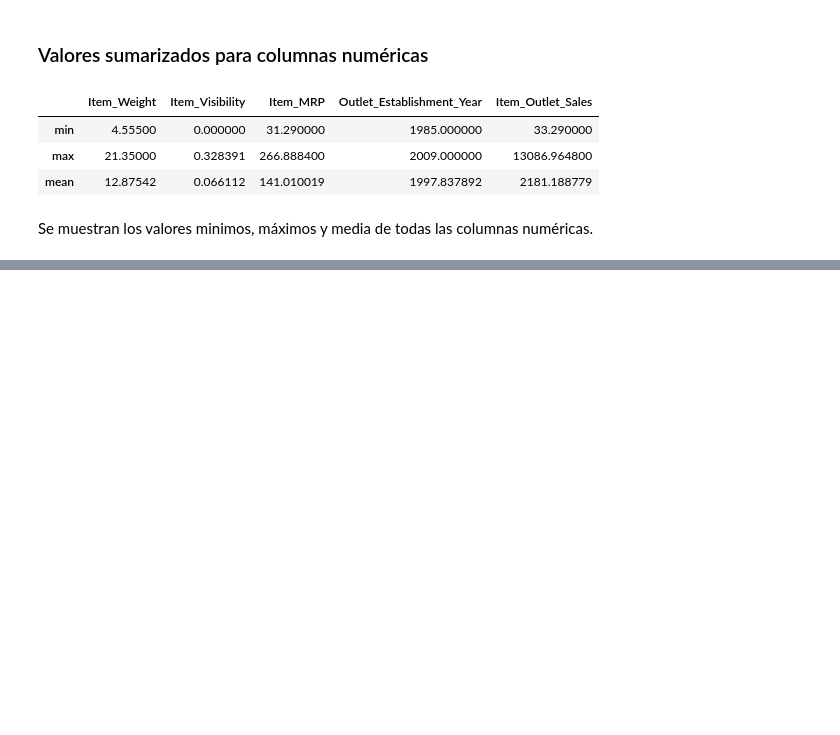
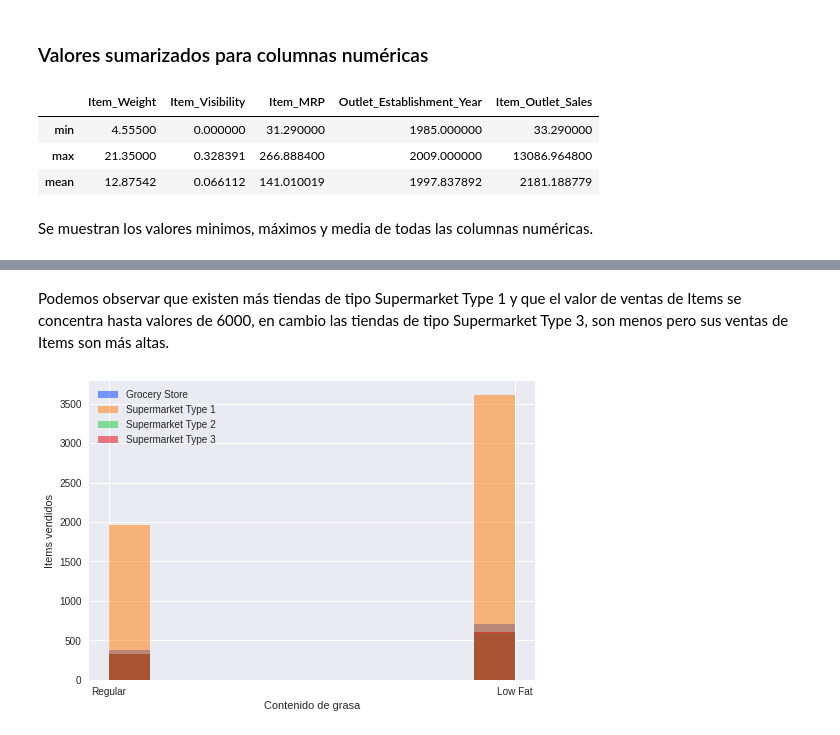
Before and after one commit to carlosegn/proyecciones-ventas-alimenticias, a Jupyter notebook: Proyeccion_ventas_alimenticias.ipynb, the cells around one changed output, grey strips where cells are left out. Drawn from its saved outputs; the diff is of its cells as text; code cells hidden in the pictures; blank space fills up the shorter version.

```diff
--- a/Proyeccion_ventas_alimenticias.ipynb
+++ b/Proyeccion_ventas_alimenticias.ipynb
@@ -416,0 +474,14 @@ Se muestran los valores minimos, máximos y media de todas las columnas numéric
+# %% [markdown]
+Podemos observar que existen más tiendas de tipo Supermarket Type 1 y que el valor de ventas de Items se concentra hasta valores de 6000, en cambio las tiendas de tipo Supermarket Type 3, son menos pero sus ventas de Items son más altas.
+# %%
+# Items vendidos por contenido de grasa
+plt.hist(df_grocery['Item_Fat_Content'], alpha=0.5, label='Grocery Store')
+plt.hist(df_supermarket1['Item_Fat_Content'], alpha=0.5, label='Supermarket Type 1')
+plt.hist(df_supermarket2['Item_Fat_Content'], alpha=0.5, label='Supermarket Type 2')
+plt.hist(df_supermarket3['Item_Fat_Content'], alpha=0.5, label='Supermarket Type 3')
+plt.legend(loc='upper left')
+plt.xlabel('Contenido de grasa')
+plt.ylabel('Items vendidos')
+plt.show()
+# %% [output]
+[figure, added]
```
Also changed, not shown: parts of 19 cells of this notebook.
